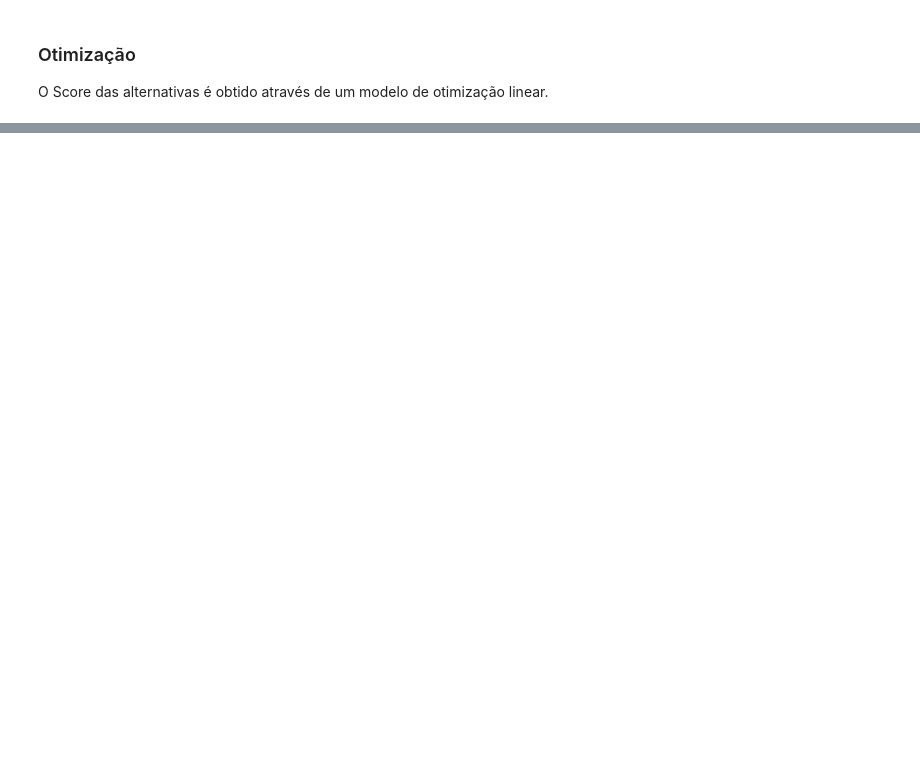
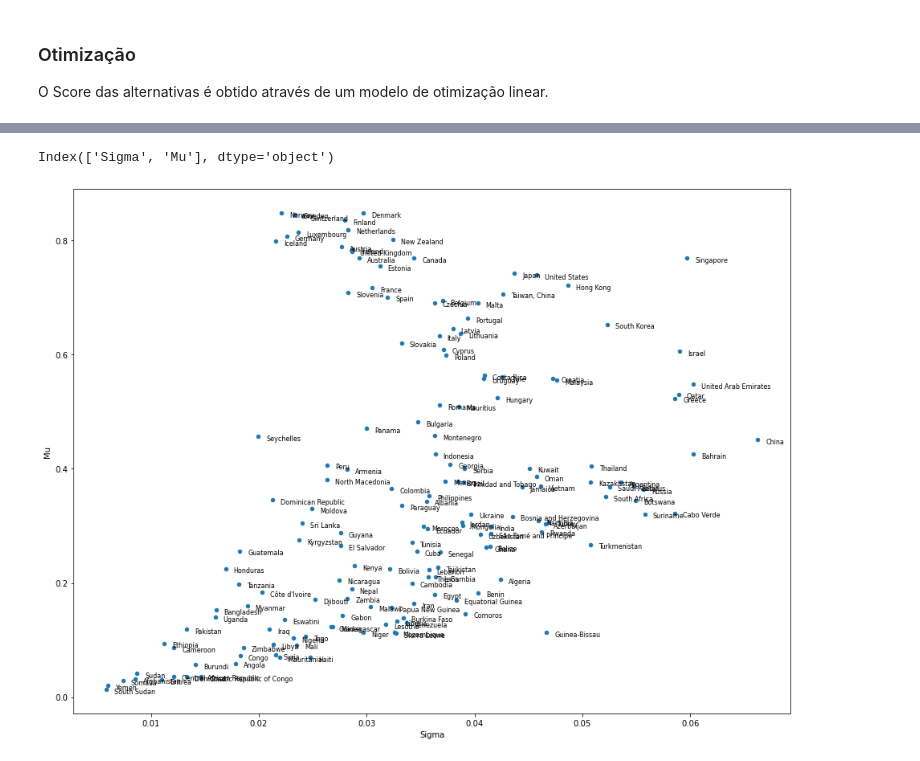
Before and after one commit to diogoflim/PROMETHEE-Scoring, a Jupyter notebook: PROMETHEE_Score_nb.ipynb, the cells around one changed output, grey strips where cells are left out. Saved outputs shown, nothing was run; the diff lists cells and outputs as text; code cells hidden in the pictures; blank space fills up the shorter version.

```diff
--- a/PROMETHEE_Score_nb.ipynb
+++ b/PROMETHEE_Score_nb.ipynb
@@ -238,0 +459,22 @@ Name: Korea, North , dtype: float64
+# %%
+n_simulations = 30
+
+W = np.zeros(shape = (n, n_simulations))
+P = np.zeros(shape = (n, n_simulations))
+Q = np.zeros(shape = (n, n_simulations))
+
+Net_Flows = np.zeros(shape = (m, n_simulations))
+Pos_Flows = np.zeros(shape = (m, n_simulations))
+Neg_Flows = np.zeros(shape = (m, n_simulations))
+results = [[] for s in range (n_simulations)]
+
+# Usaremos sempre a função de preferência do tipo 5
+s_curve = [0 for j in range (n)]
+pref = [5 for j in range (n)]
+
+for s in range (n_simulations):
+    W [:,s] = np.random.dirichlet(np.ones(n),size=1).reshape(n) # weights
+    Q [:,s] = np.random.uniform (2,6, n)
+    P [:,s] = np.random.uniform (8, 12, n)
+    results[s], Net_Flows[:,s], Pos_Flows[:,s], Neg_Flows[:,s] = PROMETHEE_2 (X, Q[:,s], P[:,s], s_curve, W[:,s], pref)
+    print (f'simulation {s+1} completed')
@@ -238,0 +499,24 @@ Name: Korea, North , dtype: float64
+# %%
+mu_pos = np.mean(Pos_Flows, axis=1)
+sigma_pos = np.std(Pos_Flows, axis=1)
+
+#Construindo um DataFrame dos resultados
+Sigma_Mu_df = pd.DataFrame({"Sigma": sigma_pos,"Mu": mu_pos}, index= dados.index)
+Sigma_Mu_df.columns
+# %% [output]
+Index(['Sigma', 'Mu'], dtype='object')
+# %%
+from matplotlib import cm
+
+fig, ax = plt.subplots()
+
+cmap = cm.get_cmap('Spectral')
+
+Sigma_Mu_df.plot('Sigma', 'Mu', kind='scatter', ax=ax, figsize = (16,12))
+
+for k, v in Sigma_Mu_df.iterrows():
+    ax.annotate(k, v,
+                xytext=(10,-5), textcoords='offset points',
+                family='sans-serif', fontsize=8, color='black')
+# %% [output]
+[figure, added]
```
Also changed, not shown: parts of 49 cells of this notebook.
